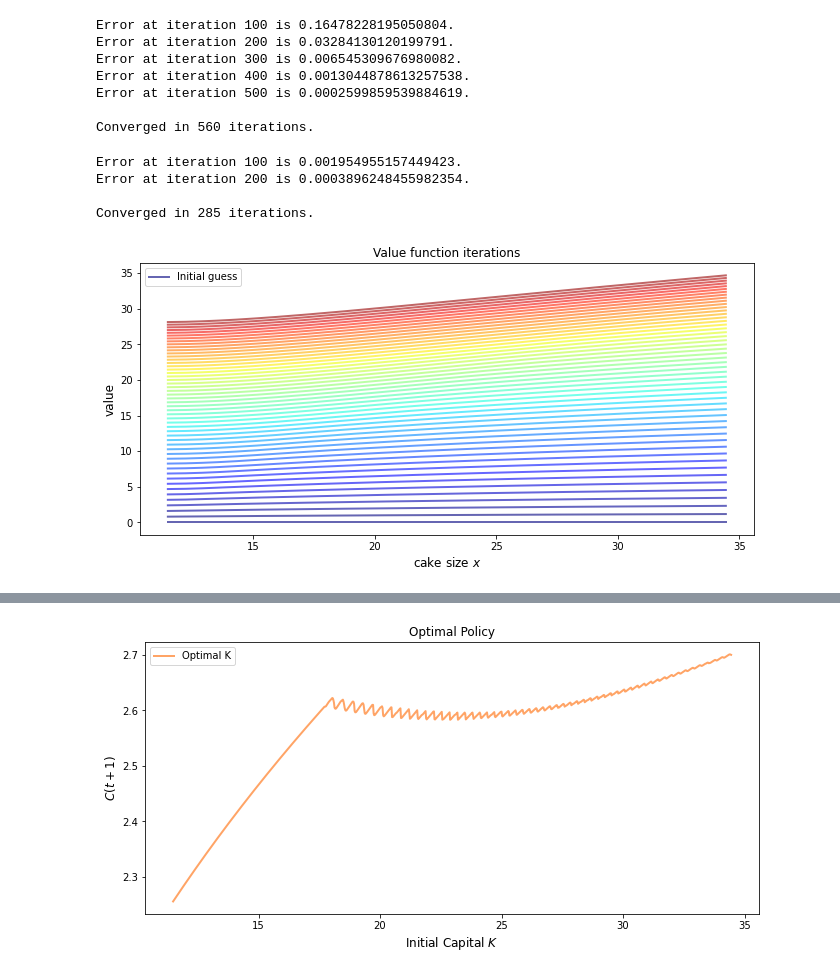
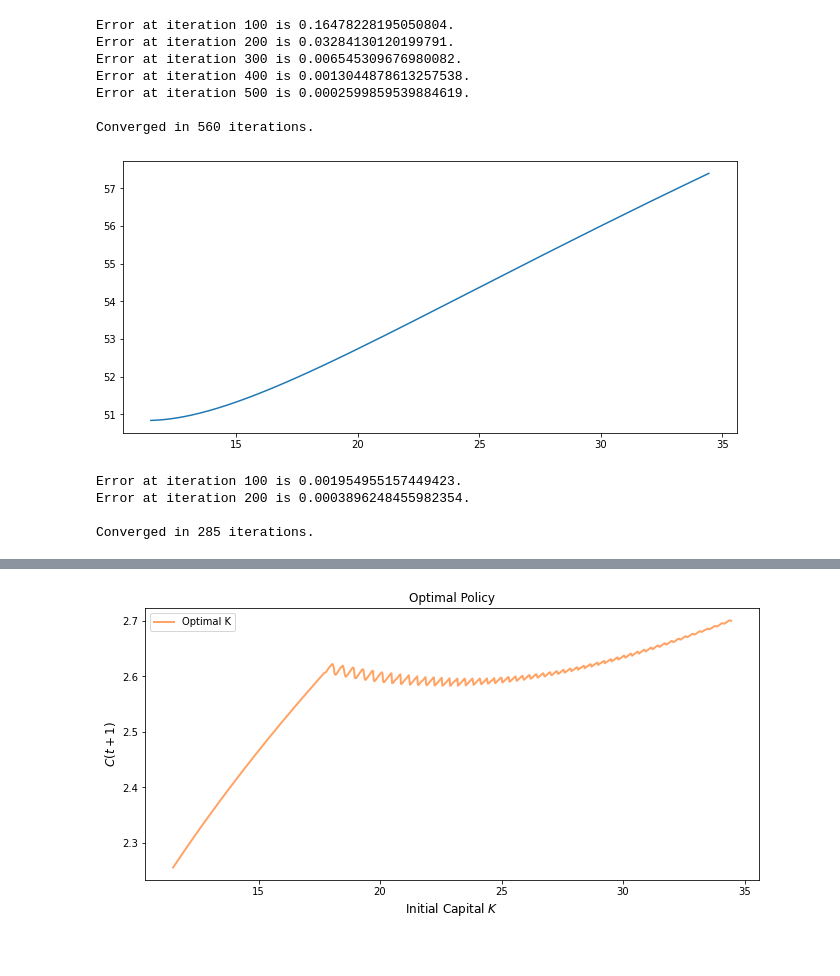
Before and after one commit to basm92/macroeconomics_i, a Jupyter notebook: assignment_1/question1_failedattempt_bas.ipynb, the cells around one changed output, grey strips where cells are left out. Cells and saved outputs as stored; diff of their text form; code cells hidden in the pictures.

```diff
--- a/assignment_1/question1.ipynb
+++ b/assignment_1/question1_failedattempt_bas.ipynb
@@ -111,13 +113,16 @@ def T(v, ngm):
 
     """
     v_new = np.empty_like(v)
+    k_new = np.empty_like(v)
     v_array = v
 
     for i, k in enumerate(ngm.grid):
         # Maximize RHS of Bellman equation at state x
-        v_new[i] = maximize(ngm.state_action_value, (1-ngm.δ)*k, ngm.f(k) + (1-ngm.δ)*k, (k, v_array))[1]
+        sol = maximize(ngm.state_action_value, (1-ngm.δ)*k, ngm.f(k) + (1-ngm.δ)*k, (k, v_array))
+        v_new[i] = sol[1]
+        k_new[i] = sol[0]
 
-    return v_new
+    return v_new, k_new
 # %% [markdown]
 Ηere is the full algorithm finding the value function:
 # %%
@@ -133,7 +138,7 @@ def compute_value_function(ngm,
     error = tol + 1
 
     while i < max_iter and error > tol:
-        v_new = T(v, ngm)
+        v_new, k_new = T(v, ngm)
 
         error = np.max(np.abs(v - v_new))
         i += 1
@@ -149,5 +154,5 @@ def compute_value_function(ngm,
     if verbose and i < max_iter:
         print(f"\nConverged in {i} iterations.")
 
-    return v_new
+    return v_new, k_new
 # %%
@@ -160,32 +165,17 @@ Error at iteration 400 is 0.0013044878613257538.
 Error at iteration 500 is 0.0002599859539884619.
 
 Converged in 560 iterations.
-# %%
-v_conv5 = compute_value_function(ngm(σ=5))
-# %% [output]
-Error at iteration 100 is 0.001954955157449423.
-Error at iteration 200 is 0.0003896248455982354.
-
-Converged in 285 iterations.
-# %%
-x_grid = ngm().grid
-v = ngm().v_initial       # Initial guess
-n = 50                 # Number of iterations
-
-fig, ax = plt.subplots()
-
-ax.plot(x_grid, v, color=plt.cm.jet(0),
-        lw=2, alpha=0.6, label='Initial guess')
-
-for i in range(n):
-    v = T(v, ngm())  # Apply the Bellman operator
-    ax.plot(x_grid, v, color=plt.cm.jet(i / n), lw=2, alpha=0.6)
-
-ax.legend()
-ax.set_ylabel('value', fontsize=12)
-ax.set_xlabel('cake size $x$', fontsize=12)
-ax.set_title('Value function iterations')
-
-plt.show()
-# %% [output]
-[figure, removed]
+# %%
+fig, ax = plt.subplots()
+
+ax.plot(ngm().grid, v_conv)
+plt.show()
+# %% [output]
+[figure, added]
+# %%
+v_conv5 = compute_value_function(ngm(σ=5))
+# %% [output]
+Error at iteration 100 is 0.001954955157449423.
+Error at iteration 200 is 0.0003896248455982354.
+
+Converged in 285 iterations.
```
Also changed, not shown: parts of 7 cells of this notebook, 2 other files.
